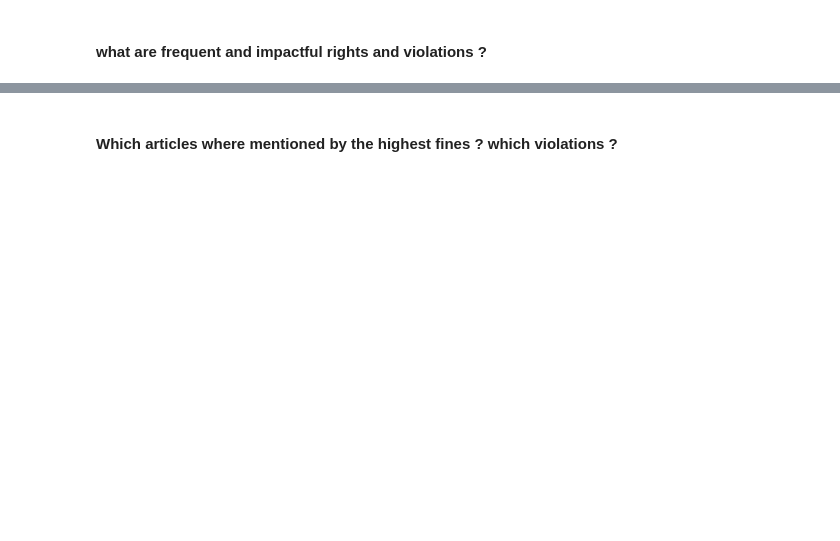
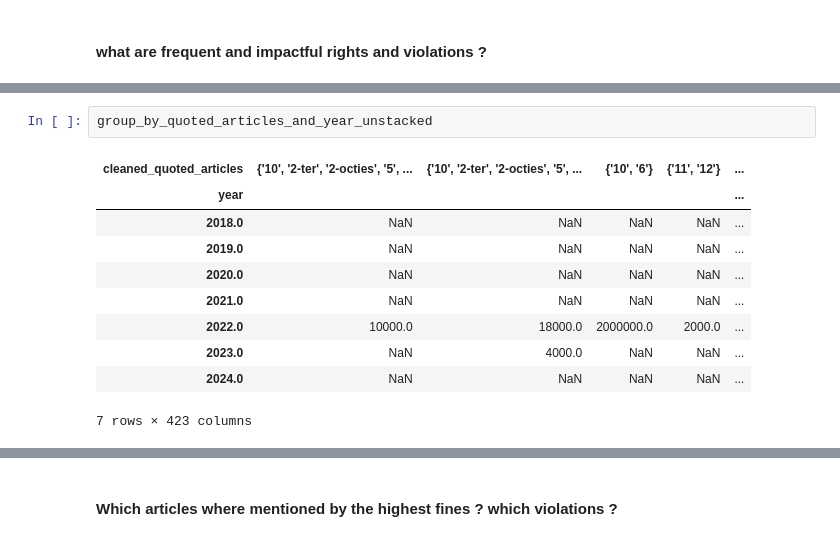
Before and after one commit to berstearns/garbage_collector, a Jupyter notebook: CCT/strategic-thinking/CA2/CA2.ipynb, the cells around one changed output, grey strips where cells are left out. Drawn from its saved outputs; the diff is of its cells as text; blank space fills up the shorter version.

```diff
--- a/CCT/strategic-thinking/CA2/CA2.ipynb
+++ b/CCT/strategic-thinking/CA2/CA2.ipynb
@@ -461,0 +559,13 @@ Name: count, dtype: int64
+# %%
+group_by_quoted_articles_and_year_unstacked
+# %% [output]
+| cleaned_quoted_articles | {'10', '2-ter', '2-octies', '5', ... | {'10', '2-ter', '2-octies', '5', ... | {'10', '6'} | {'11', '12'} | ... |
+| year |  |  |  |  | ... |
+| 2018.0 | NaN | NaN | NaN | NaN | ... |
+| 2019.0 | NaN | NaN | NaN | NaN | ... |
+| 2020.0 | NaN | NaN | NaN | NaN | ... |
+| 2021.0 | NaN | NaN | NaN | NaN | ... |
+| 2022.0 | 10000.0 | 18000.0 | 2000000.0 | 2000.0 | ... |
+| 2023.0 | NaN | 4000.0 | NaN | NaN | ... |
+| 2024.0 | NaN | NaN | NaN | NaN | ... |
+7 rows × 423 columns
```
Also changed, not shown: parts of 12 cells of this notebook, 11 other files.
